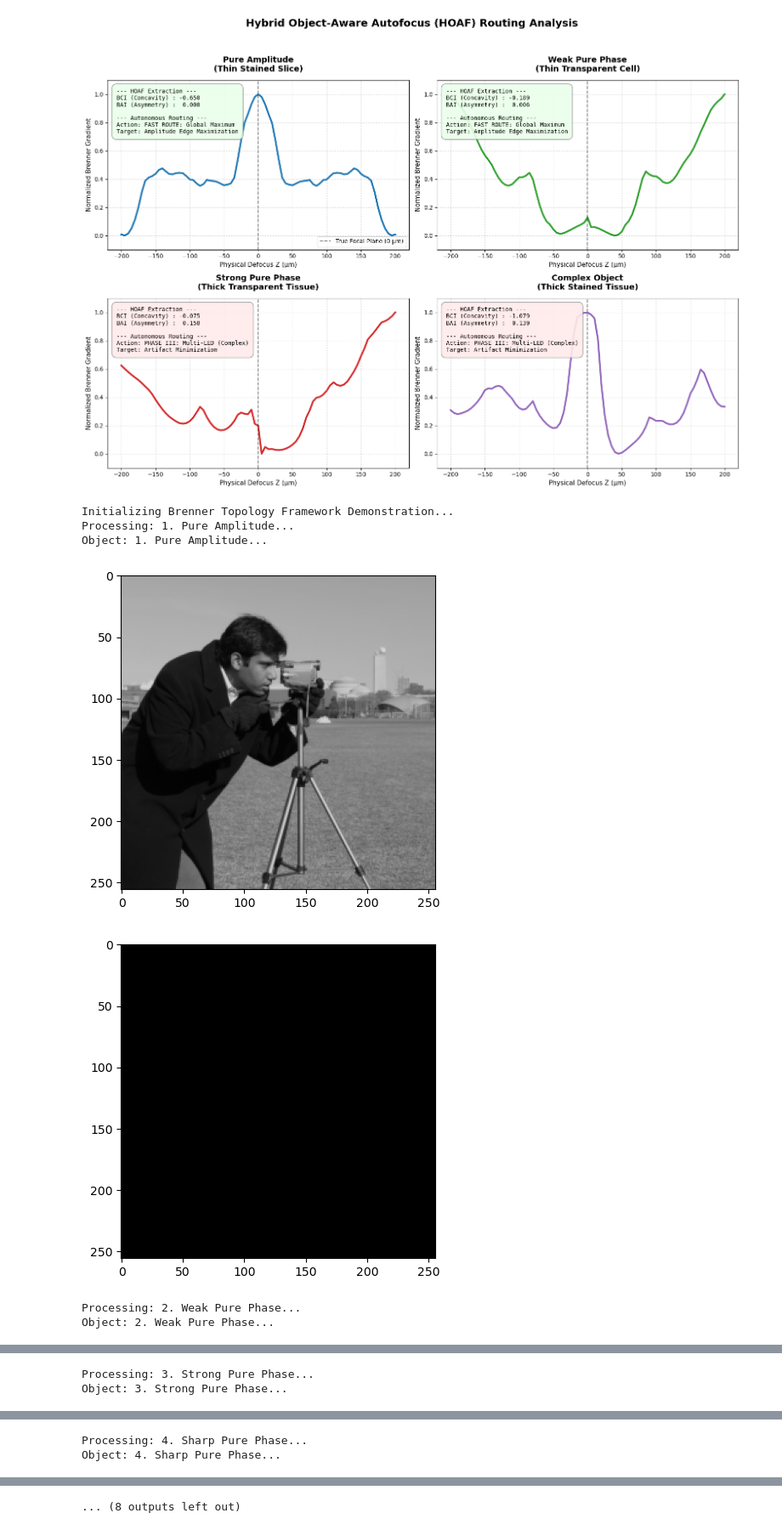
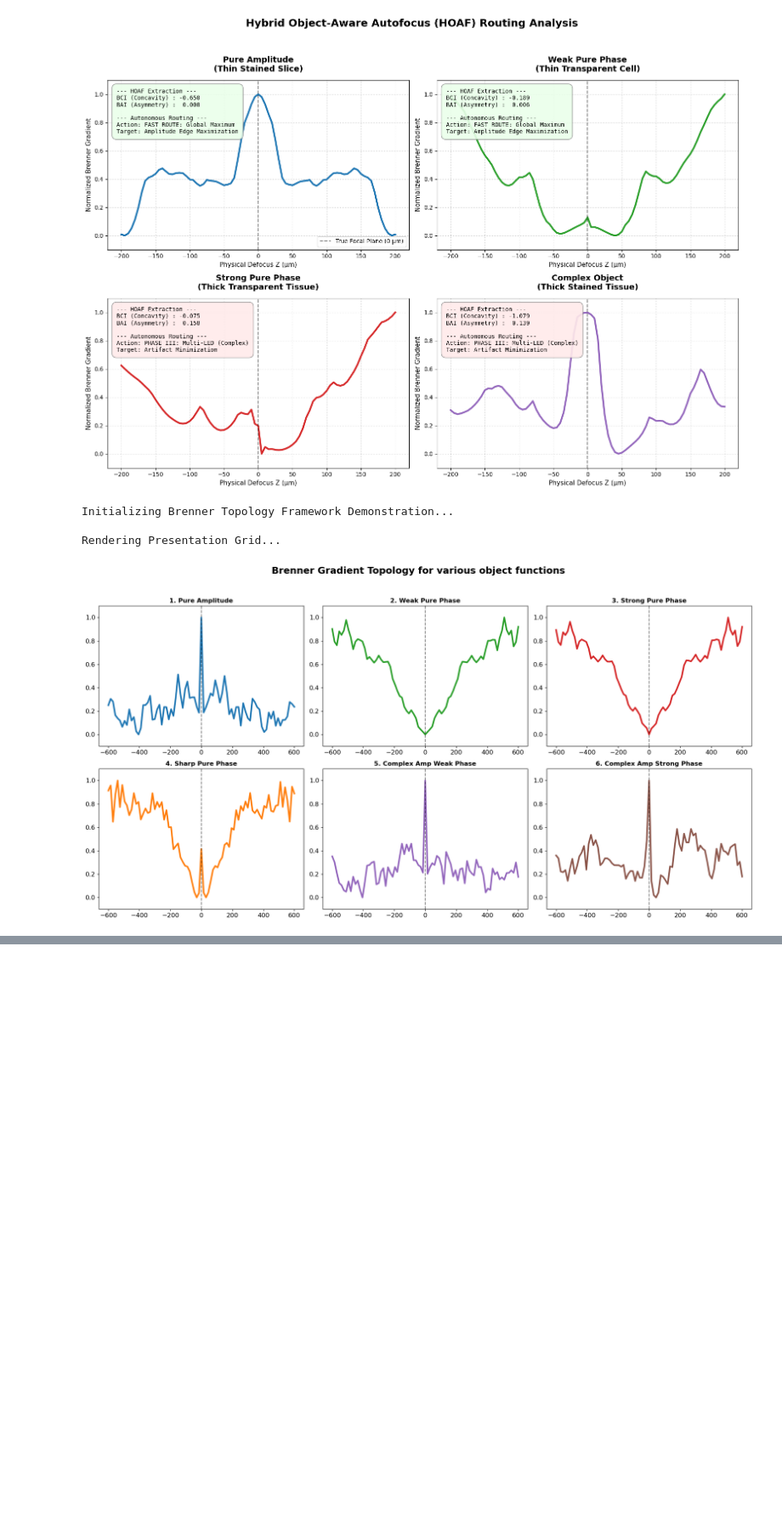
Before and after one commit to Gaurang8440/Fourier_Ptychography_Microscopy, a Jupyter notebook: Codes/test.ipynb, the cells around one changed output, grey strips where cells are left out. Shown at 85% size. Drawn from its saved outputs; the diff is of its cells as text; code cells hidden in the pictures; blank space fills up the shorter version.

```diff
--- a/Codes/test.ipynb
+++ b/Codes/test.ipynb
@@ -252,7 +252,7 @@ def run_framework_demonstration():
 
     # System Setup (Strictly in mm to prevent exponent scaling crashes)
     wavelength = 0.532e-3
-    NA_obj = 0.08
+    NA_obj = 1.5
     mag = 2.0
     cam_pixel_size = 2.5e-3
     dx_lr = cam_pixel_size / mag
@@ -273,22 +273,22 @@ def run_framework_demonstration():
     # THE 6 TEST SUBJECTS: Proving the Topology Variance
     # ---------------------------------------------------------
     objects = {
-        "1. Pure Amplitude\n(Standard Peak)":
+        "1. Pure Amplitude":
             img_amp * np.exp(1j * np.zeros_like(img_amp)),
 
-        "2. Weak Pure Phase\n(Standard Dip)":
+        "2. Weak Pure Phase":
             np.ones((N_hr,N_hr), dtype=float) * np.exp(1j * (img_phase_smooth * 0.00005)),
 
-        "3. Strong Pure Phase\n(NA Clipping -> False Peak)":
+        "3. Strong Pure Phase":
             np.ones_like(img_amp) * np.exp(1j * (img_phase_smooth * 0.08)),
 
-        "4. Sharp Pure Phase\n(Unsmoothed -> Extreme Ringing)":
+        "4. Sharp Pure Phase":
             np.ones_like(img_amp) * np.exp(1j * (img_phase / np.max(img_phase) * 0.005)),
 
-        "5. Complex: Amp + Weak Phase\n(Mild Skew)":
+        "5. Complex Amp Weak Phase":
             img_amp * np.exp(1j * (img_phase_smooth * 0.5)),
 
-        "6. Complex: Amp + Strong Phase\n(Heavy Skew)":
+        "6. Complex Amp Strong Phase":
             img_amp* np.exp(1j * (img_phase_smooth * 3.0))
     }
 
@@ -304,22 +304,24 @@ def run_framework_demonstration():
     ys, ye, xs, xe = cy - N_lr//2, cy + N_lr//2, cx - N_lr//2, cx + N_lr//2
 
     # Defocus Z-Sweep Array: -200um to +200um (81 steps)
-    z_array = np.linspace(-0.200, 0.200, 81)
+    z_array = np.linspace(-0.600, 0.600, 81)
     results = {}
 
     # Run the Simulator
     for name, obj in objects.items():
-        print(f"Processing: {name.splitlines()[0]}...")
+        #print(f"Processing: {name.splitlines()[0]}...")
         O_fourier = np.fft.fftshift(np.fft.fft2(np.fft.ifftshift(obj)))
         scores = []
 
-        print(f"Object: {name.splitlines()[0]}...")
-        plt.figure()
-        plt.imshow(np.abs(obj),cmap='gray', vmin=0, vmax=1.2)
-        plt.show()
-        plt.figure()
-        plt.imshow(np.angle(obj), cmap = 'gray')
-        plt.show()
+        #print(f"Object: {name.splitlines()[0]}...")
+        #plt.figure()
+        #plt.imshow(np.abs(obj),cmap='gray', vmin=0, vmax=1.2)
+        #plt.savefig(f"amplitude_{name}.png")
+        #plt.show()
+        #plt.figure()
+        #plt.imshow(np.angle(obj), cmap = 'gray')
+        #plt.savefig(f"phase_{name}.png")
+        #plt.show()
         for z in z_array:
             pupil_z = pupil_support * np.exp(1j * z * kz)
             E_fourier = O_fourier[ys:ye, xs:xe] * pupil_z
@@ -342,36 +344,33 @@ def run_framework_demonstration():
 
     for idx, (name, res) in enumerate(results.items()):
         ax = axes[idx]
 
         # Plot the curve
         ax.plot(z_array * 1000, res["scores"], color=colors[idx], linewidth=3)
         ax.axvline(0, color='k', linestyle='--', alpha=0.5)
 
         ax.set_title(name, fontsize=12, fontweight='bold')
         #ax.set_xlabel("Defocus Z (µm)")
         #ax.set_ylabel("Norm. Brenner")
         #ax.grid(True, linestyle=':', alpha=0.7)
 
         ax.tick_params(axis='x', labelsize=12)
         ax.tick_params(axis='y', labelsize=12)
         ax.set_ylim(-0.1, 1.1)
 
         # Overlay the BCI and BAI Data Box
 
 
     plt.tight_layout(rect=[0, 0.03, 1, 0.95])
     #plt.rcParams['axes.labelweight'] = 'bold'
     #plt.rcParams['font.weight'] = 'bold'
     plt.savefig("high_res_plot.png", dpi=300)
     plt.show()
 
 if __name__ == "__main__":
     run_framework_demonstration()
 # %% [output]
 Initializing Brenner Topology Framework Demonstration...
-Processing: 1. Pure Amplitude...
-Object: 1. Pure Amplitude...
+
+Rendering Presentation Grid...
-[figure, old version]
+[figure, new version]
-[figure, removed]
-Processing: 2. Weak Pure Phase...
-Object: 2. Weak Pure Phase...
@@ -380,2 +376,0 @@ Object: 2. Weak Pure Phase...
-Processing: 3. Strong Pure Phase...
-Object: 3. Strong Pure Phase...
@@ -384,2 +376,0 @@ Object: 3. Strong Pure Phase...
-Processing: 4. Sharp Pure Phase...
-Object: 4. Sharp Pure Phase...
@@ -388 +376,0 @@ Object: 4. Sharp Pure Phase...
-... (8 outputs left out)
```
Also changed, not shown: parts of 2 cells of this notebook, 16 other files.
